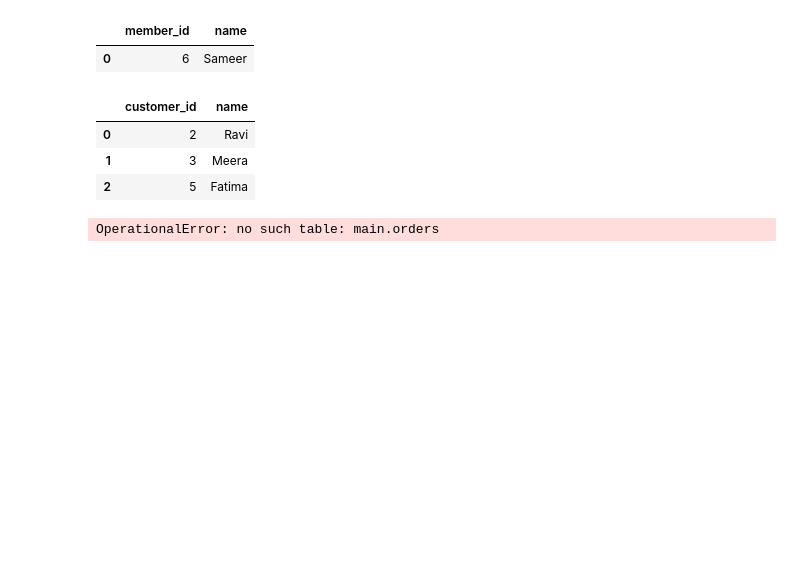
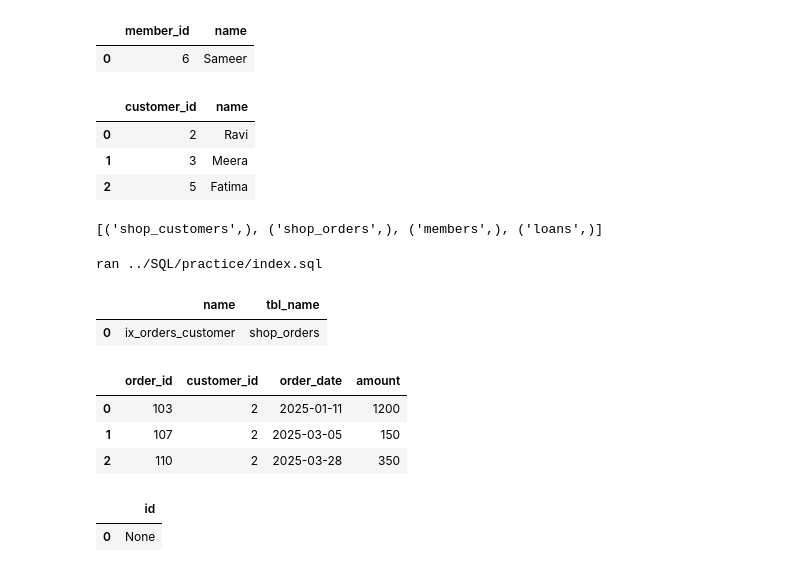
Before and after one commit to muhammedjunaidpkbca25dbi-creator/Airtel-telecom-analytics, a Jupyter notebook: Notebooks/verify_handover.ipynb, the cells around one changed output. Saved outputs shown, nothing was run; the diff lists cells and outputs as text; code cells hidden in the pictures; blank space fills up the shorter version.

Commit message:
completed data analysis and submitted analysis summary

```diff
--- a/Notebooks/verify_handover.ipynb
+++ b/Notebooks/verify_handover.ipynb
@@ -193,18 +193,35 @@ def run_sql_file(path):
     pcon.executescript(script)
     pcon.commit()
     print('ran', path)
-# %%
-import sqlite3
-import pandas as pd
-
-# Use the correct database
-db_path = r"C:\Users\muhju\Downloads\airtel Telecom Analysis\Data\practice\practice.db"
-pcon = sqlite3.connect(db_path)
-
-def pq(sql):
-    return pd.read_sql(sql, pcon)
-
-# Check what tables really exist in this DB
-print(pq("SELECT name FROM sqlite_master WHERE type='table' ORDER BY name;"))
-# %% [output]
-OperationalError: no such table: main.orders
+# %%
+pcon.execute("""
+    SELECT name
+    FROM sqlite_master
+    WHERE type = 'table'
+""").fetchall()
+# %% [output]
+[('shop_customers',), ('shop_orders',), ('members',), ('loans',)]
+# %%
+run_sql_file('../SQL/practice/index.sql')
+# %% [output]
+ran ../SQL/practice/index.sql
+# %%
+pq(""" SELECT name, tbl_name FROM sqlite_master
+WHERE type = 'index' """)
+# %% [output]
+|  | name | tbl_name |
+| 0 | ix_orders_customer | shop_orders |
+# %%
+pq("""SELECT * FROM shop_orders
+WHERE customer_id = 2;""")
+# %% [output]
+|  | order_id | customer_id | order_date | amount |
+| 0 | 103 | 2 | 2025-01-11 | 1200 |
+| 1 | 107 | 2 | 2025-03-05 | 150 |
+| 2 | 110 | 2 | 2025-03-28 | 350 |
+# %%
+pq("""
+    SELECT julianday('ggggsavvahgsvwgxxvgxv') as id;""")
+# %% [output]
+|  | id |
+| 0 | None |
```
Also changed, not shown: 11 other files.
